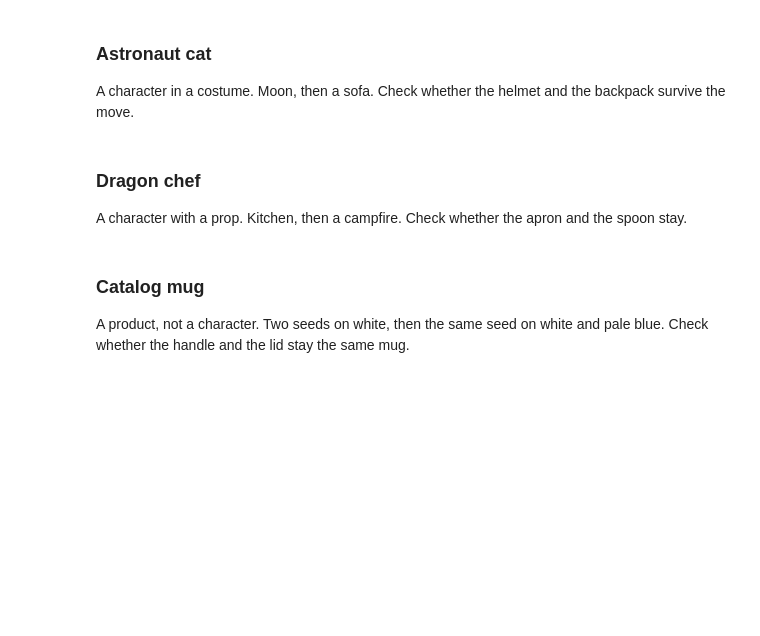
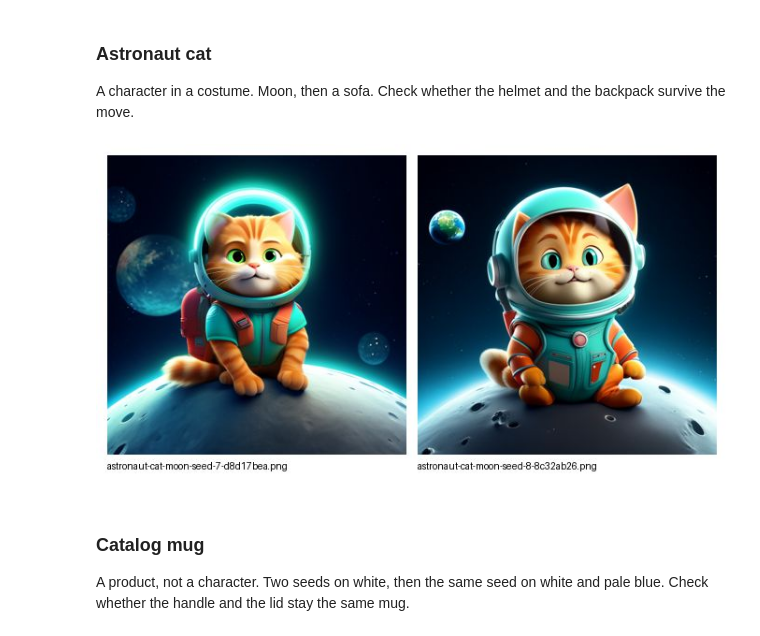
Before and after one commit to DataTalksClub/production-ai-agents-for-media-generation, a Jupyter notebook: 01-consistent-media-generation-on-serverless-gpus/code/first_image_endpoint.ipynb, the cells around one changed output. Saved outputs shown, nothing was run; the diff lists cells and outputs as text; code cells hidden in the pictures; blank space fills up the shorter version.

```diff
--- a/01-consistent-media-generation-on-serverless-gpus/code/first_image_endpoint.ipynb
+++ b/01-consistent-media-generation-on-serverless-gpus/code/first_image_endpoint.ipynb
@@ -196,30 +209,20 @@ A character in a costume. Moon, then a sofa. Check whether the helmet and the ba
 # %%
 CAT = (
     "a round orange tabby cat with a white muzzle, wearing a teal spacesuit, "
     "a clear round helmet and a small red backpack; "
     "playful 3D animated film illustration, soft lighting, no text"
 )
 cat_scenes = {
     "moon": f"{CAT}. The cat sits on a moon rock, with Earth in the dark sky.",
     "sofa": f"{CAT}. The cat sits on a cozy living-room sofa beside a sleeping dog.",
 }
 
 
-def astronaut_cat(scene, seed):
-    """Reuse an image only when the model, prompt and seed are unchanged."""
-    request = dict(model=generator.model, prompt=cat_scenes[scene], seed=seed)
-    path = folder / f"astronaut-cat-{scene}-seed-{seed}-{request_id(**request)}.png"
-    if not path.exists():
-        generator.generate_image(request["prompt"], out=path, seed=seed)
-    return path
-
-
 # Different seeds, same scene.
-display(Image(data=image_comparison([astronaut_cat("moon", seed) for seed in (7, 8)])))
-
-# Same seed, different scenes.
-display(Image(data=image_comparison([astronaut_cat(scene, 7) for scene in ("moon", "sofa")])))
+images = [
+    generate_image(cat_scenes["moon"], seed=7, label="astronaut-cat-moon-seed-7"),
+    generate_image(cat_scenes["moon"], seed=8, label="astronaut-cat-moon-seed-8"),
+]
+compare_images(images)
+# %% [output]
+[figure, added]
-# %% [markdown]
-### Dragon chef
-
-A character with a prop. Kitchen, then a campfire. Check whether the apron and the spoon stay.
```
Also changed, not shown: parts of 11 cells of this notebook, 6 other files.
